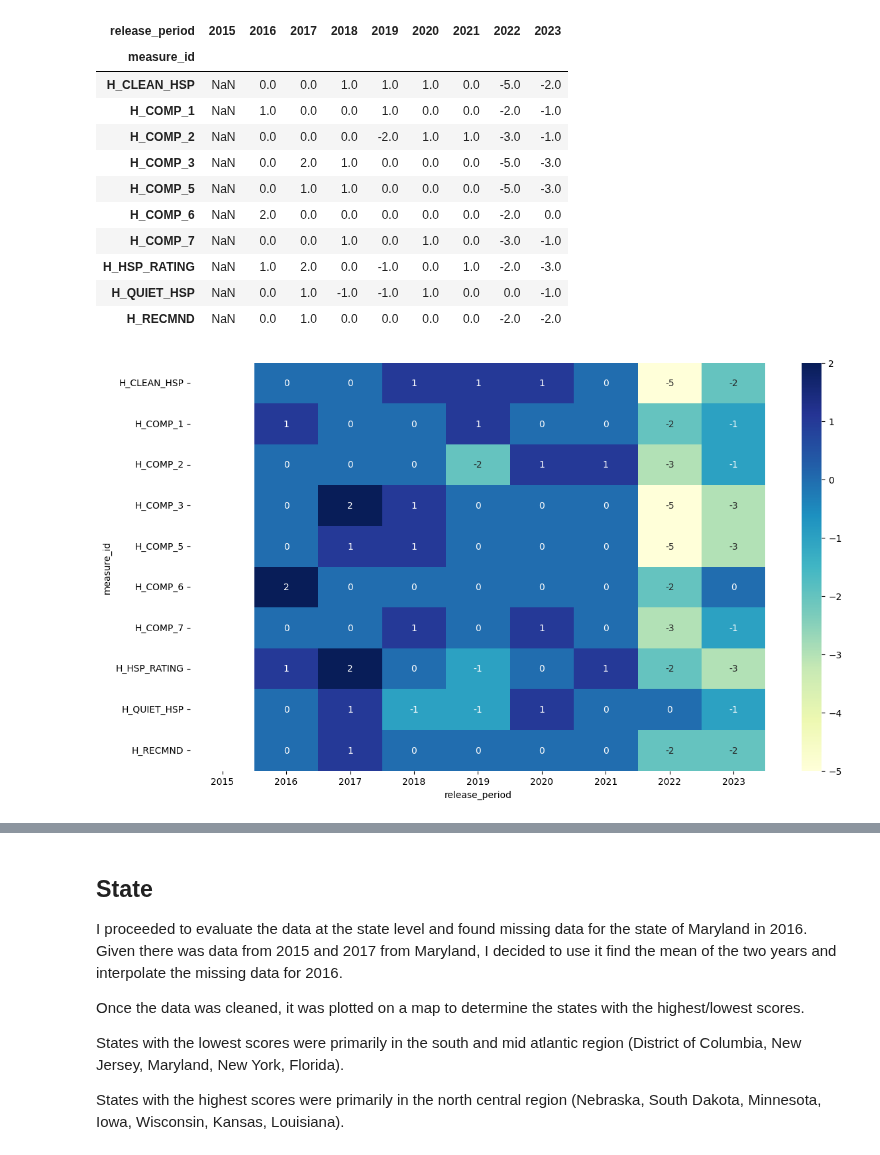
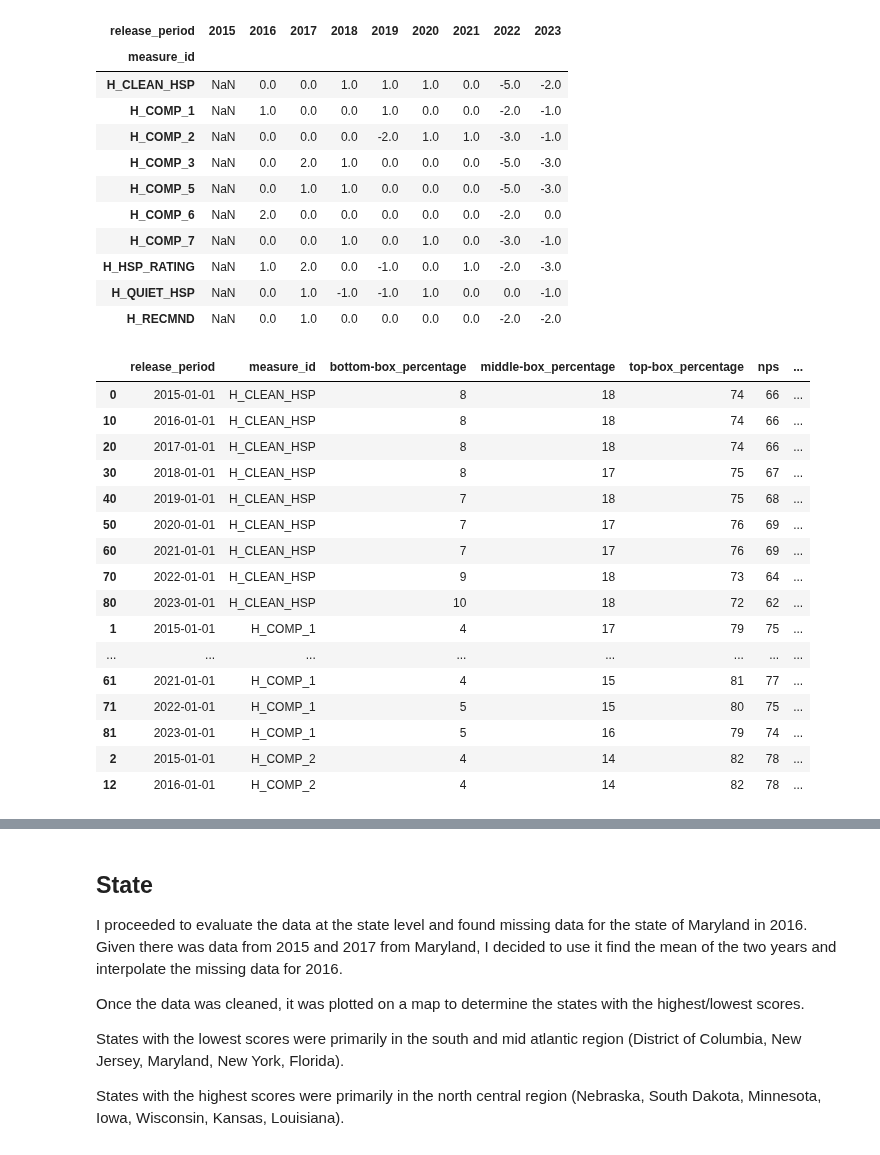
Before and after one commit to andyguo0228/maven_healthcare, a Jupyter notebook: maven_healthcare.ipynb, the cells around one changed output, grey strips where cells are left out. Drawn from its saved outputs; the diff is of its cells as text; code cells hidden in the pictures.

```diff
--- a/maven_healthcare.ipynb
+++ b/maven_healthcare.ipynb
@@ -182,11 +197,25 @@ pivot_table
 | H_HSP_RATING | NaN | 1.0 | 2.0 | 0.0 | -1.0 | 0.0 | 1.0 | -2.0 | -3.0 |
 | H_QUIET_HSP | NaN | 0.0 | 1.0 | -1.0 | -1.0 | 1.0 | 0.0 | 0.0 | -1.0 |
 | H_RECMND | NaN | 0.0 | 1.0 | 0.0 | 0.0 | 0.0 | 0.0 | -2.0 | -2.0 |
-# %%
-plt.figure(figsize=(14, 8))
-
-sns.heatmap(pivot_table, annot=True, cmap='YlGnBu')
-
-plt.show()
-# %% [output]
-[figure, removed]
+# %%
+df1 = national_results.sort_values(by=['measure_id', 'release_period'])
+df1['change'] = df1.groupby('measure_id')['top-box_percentage'].diff().fillna(0)
+df1.head(20)
+# %% [output]
+|  | release_period | measure_id | bottom-box_percentage | middle-box_percentage | top-box_percentage | nps | ... |
+| 0 | 2015-01-01 | H_CLEAN_HSP | 8 | 18 | 74 | 66 | ... |
+| 10 | 2016-01-01 | H_CLEAN_HSP | 8 | 18 | 74 | 66 | ... |
+| 20 | 2017-01-01 | H_CLEAN_HSP | 8 | 18 | 74 | 66 | ... |
+| 30 | 2018-01-01 | H_CLEAN_HSP | 8 | 17 | 75 | 67 | ... |
+| 40 | 2019-01-01 | H_CLEAN_HSP | 7 | 18 | 75 | 68 | ... |
+| 50 | 2020-01-01 | H_CLEAN_HSP | 7 | 17 | 76 | 69 | ... |
+| 60 | 2021-01-01 | H_CLEAN_HSP | 7 | 17 | 76 | 69 | ... |
+| 70 | 2022-01-01 | H_CLEAN_HSP | 9 | 18 | 73 | 64 | ... |
+| 80 | 2023-01-01 | H_CLEAN_HSP | 10 | 18 | 72 | 62 | ... |
+| 1 | 2015-01-01 | H_COMP_1 | 4 | 17 | 79 | 75 | ... |
+| ... | ... | ... | ... | ... | ... | ... | ... |
+| 61 | 2021-01-01 | H_COMP_1 | 4 | 15 | 81 | 77 | ... |
+| 71 | 2022-01-01 | H_COMP_1 | 5 | 15 | 80 | 75 | ... |
+| 81 | 2023-01-01 | H_COMP_1 | 5 | 16 | 79 | 74 | ... |
+| 2 | 2015-01-01 | H_COMP_2 | 4 | 14 | 82 | 78 | ... |
+| 12 | 2016-01-01 | H_COMP_2 | 4 | 14 | 82 | 78 | ... |
```
Also changed, not shown: parts of 8 cells of this notebook, 1 other file.
